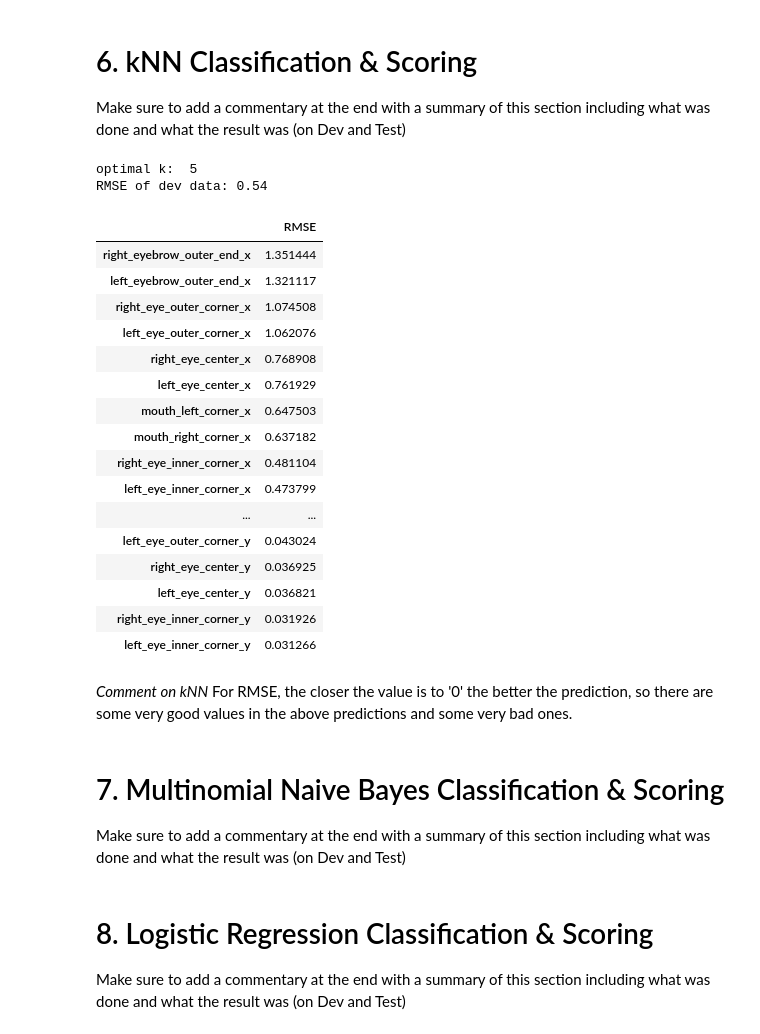
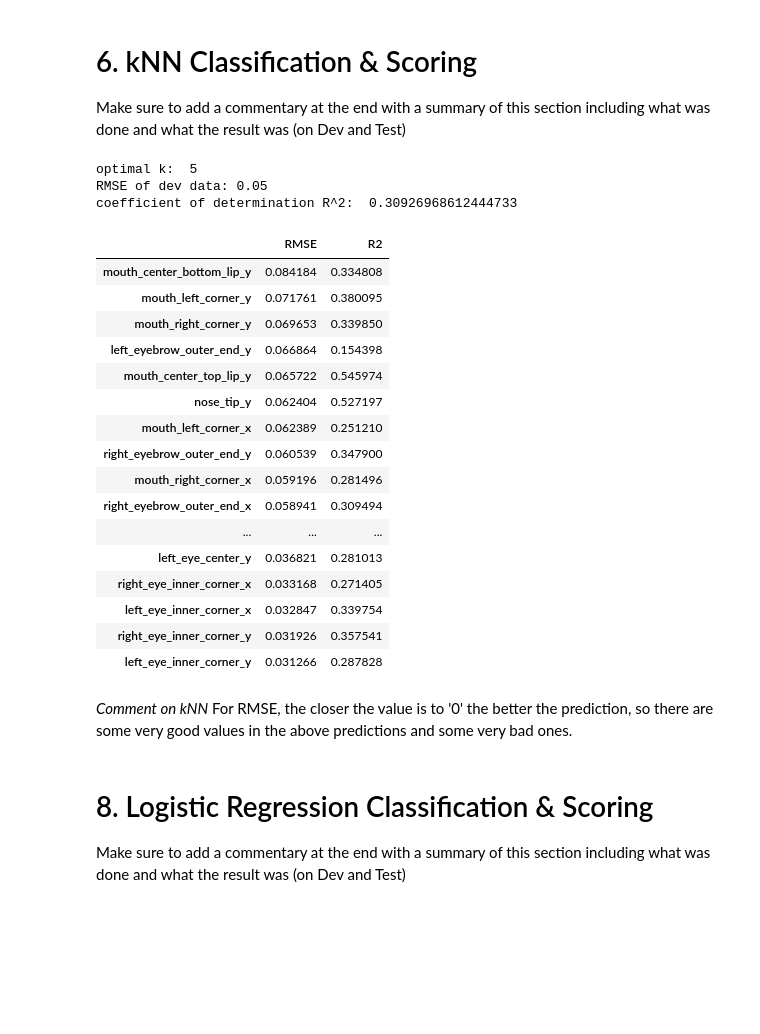
Before and after one commit to Shirleyhywl/W207_ALSY_FinalProject-1, a Jupyter notebook: W207_ALSY_FinalProject_Baseline_R1.ipynb, the cells around one changed output. Drawn from its saved outputs; the diff is of its cells as text; code cells hidden in the pictures; blank space fills up the shorter version.

```diff
--- a/W207_ALSY_FinalProject_Baseline_R1.ipynb
+++ b/W207_ALSY_FinalProject_Baseline_R1.ipynb
@@ -234,13 +236,13 @@ Then we will need to address the second point (labels not available). It will be
 
 # Update with filepath. Just uncomment the code to get your filepath to work
 # Andrew's filepath
-#filepath = '/content/drive/My Drive/FinalProject_w207/'
+filepath = '/content/drive/My Drive/FinalProject_w207/'
 # Suzy's filepath
 #filepath = '/content/drive/My Drive/FinalProject_w207/'
 # Yue's filepath
 #filepath = ''
 # Laura's filepath
-filepath = '/content/'
+#filepath = '/content/'
 
 
 def load_data(data_type='train', columns=None, filepath=filepath, data='complete'):
@@ -332,10 +334,13 @@ def load_data(data_type='train', columns=None, filepath=filepath, data='complete
     #X, y = shuffle(X, y, random_state=42)
     y = y.astype(np.float32)
 
-  return X, y
+    # Add label_names here for easy output in the project
+    label_names = df.columns[:-1].astype(np.str)
+
+  return X, y, label_names
 # %%
 # get train data into X and y and print number of values in each column
-train_X, train_y = load_data(data_type = 'train', data='complete')
+train_X, train_y, train_lables = load_data(data_type = 'train', data='complete')
 print("X shape:",train_X.shape,"y shape",train_y.shape)
 # %% [output]
 Number of Values Each Column =
@@ -357,7 +362,7 @@ Number of rows total after dropping missing valued data = 1842
 X shape: (1842, 9216) y shape (1842, 30)
 # %%
 # get dev data into X and y splits and print the same values
-dev_X, dev_y = load_data(data_type = 'dev', data='complete')
+dev_X, dev_y, dev_labels = load_data(data_type = 'dev', data='complete')
 # %% [output]
 Number of Values Each Column =
  left_eye_center_x            1048
@@ -495,13 +663,19 @@ Make sure to add a commentary at the end with a summary of this section includin
 from sklearn.neighbors import KNeighborsRegressor
 from sklearn.model_selection import GridSearchCV
 from sklearn.metrics import mean_squared_error
+from sklearn.metrics import r2_score, make_scorer
+
+import warnings
+warnings.filterwarnings("ignore")
 
 #each label output is a regression value as opposed to a classifier
 #find optimal k
 #Use GridSearchCV
 param = {'n_neighbors': [2,3,4,5,6,7,8,9]}
 knn_regressor = KNeighborsRegressor()
-knn_search = GridSearchCV(knn_regressor, param, cv=5)
+# Yue: Solve Warning: Call metrics.r2_score to solve warning: https://colab.research.google.com/drive/1a78qg46qN8_D_n3mQAS_MFGbM-mfyMAF#scrollTo=b3QpFdPjG9Tm
+score_method = make_scorer(r2_score)
+knn_search = GridSearchCV(knn_regressor, param, cv=5, scoring=score_method)
 knn_search.fit(train_X, train_y)
 best_k = knn_search.best_params_
 optimal_k = knn_search.best_params_['n_neighbors']
@@ -514,37 +688,38 @@ knn.fit(train_X, train_y)
 dev_predict_label= knn.predict(dev_X)
 
 print("RMSE of dev data: %.2f" % np.sqrt(mean_squared_error(dev_y, dev_predict_label)))
+print('coefficient of determination R^2: ', r2_score(dev_y, dev_predict_label))
 # %% [output]
 optimal k:  5
-RMSE of dev data: 0.54
+RMSE of dev data: 0.05
+coefficient of determination R^2:  0.30926968612444733
 # %%
 #how each individual label performed
+#Yue: Add R2 for comparison
 label_names = list(pd.DataFrame(pd.read_csv(filepath + 'training.csv')).columns)[:-1]
-pd.DataFrame(np.sqrt(mean_squared_error(dev_y, dev_predict_label, multioutput='raw_values')), columns=['RMSE'], index=label_names).sort_values('RMSE', ascending=False)
+pd.DataFrame({'RMSE':np.sqrt(mean_squared_error(dev_y, dev_predict_label, multioutput='raw_values')),'R2':r2_score(dev_y, dev_predict_label, multioutput='raw_values')},
+              index=label_names).sort_values('RMSE', ascending=False)
 # %% [output]
-|  | RMSE |
-| right_eyebrow_outer_end_x | 1.351444 |
-| left_eyebrow_outer_end_x | 1.321117 |
-| right_eye_outer_corner_x | 1.074508 |
-| left_eye_outer_corner_x | 1.062076 |
-| right_eye_center_x | 0.768908 |
-| left_eye_center_x | 0.761929 |
-| mouth_left_corner_x | 0.647503 |
-| mouth_right_corner_x | 0.637182 |
-| right_eye_inner_corner_x | 0.481104 |
-| left_eye_inner_corner_x | 0.473799 |
-| ... | ... |
-| left_eye_outer_corner_y | 0.043024 |
-| right_eye_center_y | 0.036925 |
-| left_eye_center_y | 0.036821 |
-| right_eye_inner_corner_y | 0.031926 |
-| left_eye_inner_corner_y | 0.031266 |
+|  | RMSE | R2 |
+| mouth_center_bottom_lip_y | 0.084184 | 0.334808 |
+| mouth_left_corner_y | 0.071761 | 0.380095 |
+| mouth_right_corner_y | 0.069653 | 0.339850 |
+| left_eyebrow_outer_end_y | 0.066864 | 0.154398 |
+| mouth_center_top_lip_y | 0.065722 | 0.545974 |
+| nose_tip_y | 0.062404 | 0.527197 |
+| mouth_left_corner_x | 0.062389 | 0.251210 |
+| right_eyebrow_outer_end_y | 0.060539 | 0.347900 |
+| mouth_right_corner_x | 0.059196 | 0.281496 |
+| right_eyebrow_outer_end_x | 0.058941 | 0.309494 |
+| ... | ... | ... |
+| left_eye_center_y | 0.036821 | 0.281013 |
+| right_eye_inner_corner_x | 0.033168 | 0.271405 |
+| left_eye_inner_corner_x | 0.032847 | 0.339754 |
+| right_eye_inner_corner_y | 0.031926 | 0.357541 |
+| left_eye_inner_corner_y | 0.031266 | 0.287828 |
 # %% [markdown]
 *Comment on kNN*
 For RMSE, the closer the value is to '0' the better the prediction, so there are some very good values in the above predictions and some very bad ones.
-# %% [markdown]
-# 7. Multinomial Naive Bayes Classification & Scoring
-Make sure to add a commentary at the end with a summary of this section including what was done and what the result was (on Dev and Test)
 # %% [markdown]
 # 8. Logistic Regression Classification & Scoring
 Make sure to add a commentary at the end with a summary of this section including what was done and what the result was (on Dev and Test)
```
Also changed, not shown: parts of 88 cells of this notebook.
